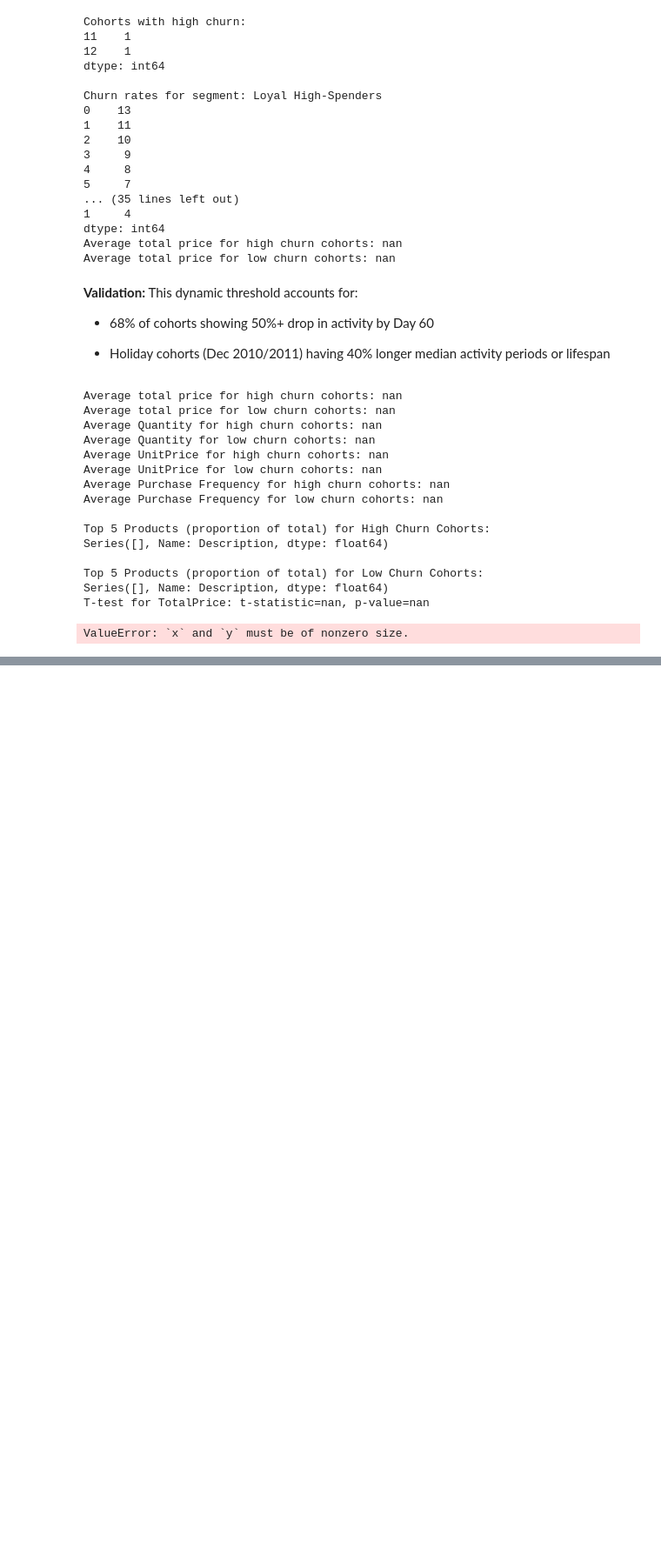
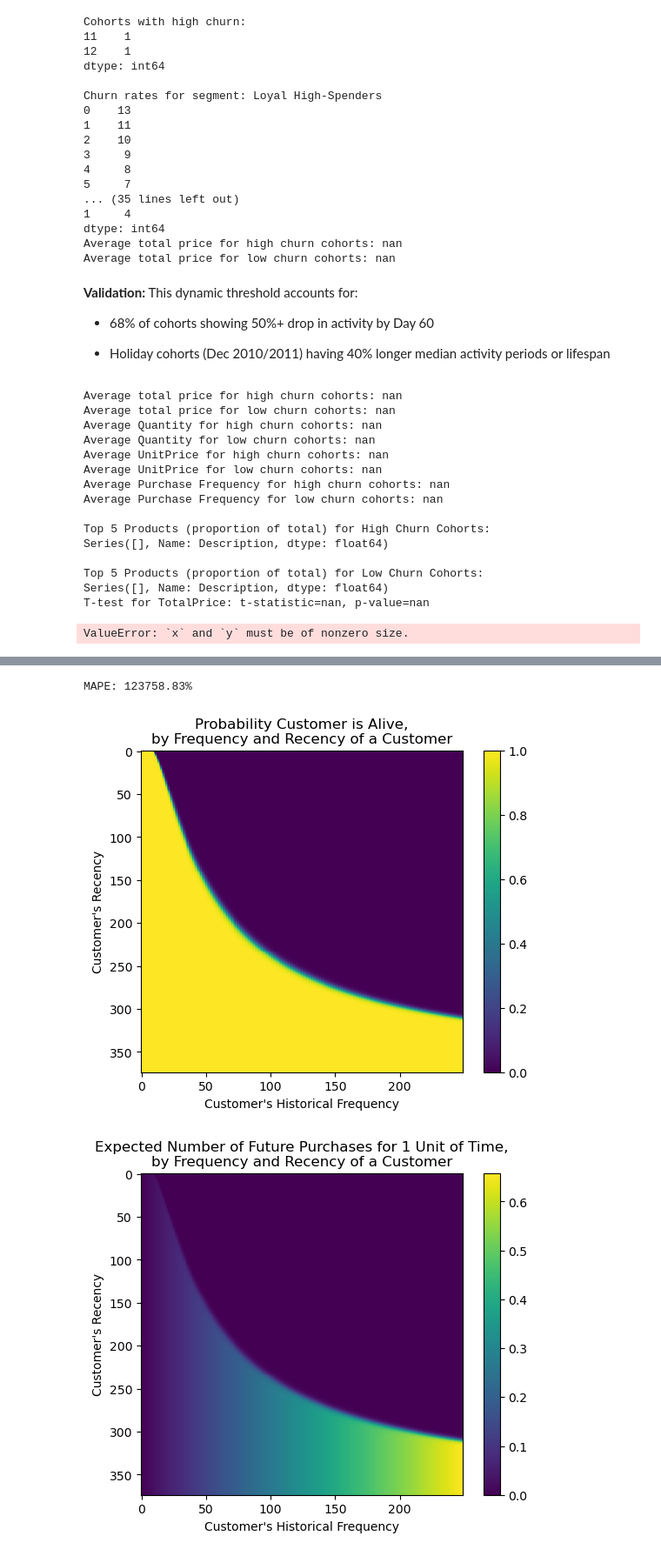
Before and after one commit to Emerald-GitHub/Eshop-pro-cohort-analysis, a Jupyter notebook: notebook/Eshop-pro-cohort-analysis.ipynb, the cells around one changed output, grey strips where cells are left out. Shown at 87% size. Cells and saved outputs as stored; diff of their text form; code cells hidden in the pictures; blank space fills up the shorter version.

```diff
--- a/notebook/Eshop-pro-cohort-analysis.ipynb
+++ b/notebook/Eshop-pro-cohort-analysis.ipynb
@@ -929,0 +973,59 @@ ValueError: `x` and `y` must be of nonzero size.
+# %%
+# Train BG/NBD model using RFM features, validate with spend data
+
+
+# Ensure Recency <= Tenure by applying a correction:
+rfm['Recency'] = rfm.apply(lambda row: min(row['Recency'], row['Tenure']), axis=1)
+
+
+# Prepare data for BG/NBD model
+summary_with_money_value = rfm.set_index('CustomerID')
+# Increased penalizer_coef for better convergence
+bgf = BetaGeoFitter(penalizer_coef=0.1)  # Initialize the BG/NBD model with a penalizer
+bgf.fit(summary_with_money_value['Frequency'], summary_with_money_value['Recency'], summary_with_money_value['Tenure'])
+
+# Predict probability of being alive
+summary_with_money_value['probability_alive'] = bgf.conditional_probability_alive(summary_with_money_value['Frequency'], summary_with_money_value['Recency'], summary_with_money_value['Tenure'])
+
+# Validation (example: comparing predicted vs. actual spend)
+# This is a simplified example. You might want to use more sophisticated metrics.
+
+# Calculate predicted spend for the next period (e.g., next 30 days)
+# You'll need to use a Gamma-Gamma model for monetary value prediction.
+# ... (Code for Gamma-Gamma model would go here)
+# Example: Assume predicted spend is based on the current Monetary value.
+summary_with_money_value['predicted_spend'] = summary_with_money_value['Monetary']
+
+
+# Get actual spend data for the validation period (replace with your actual data)
+#  ... (load actual spend data for the validation period). This needs to be fetched from data
+
+# Assuming 'actual_spend' is a pandas Series indexed by CustomerID and containing actual spending data
+# Example: Create a sample actual_spend Series for demonstration.
+# Replace this with your actual data loading and preprocessing.
+actual_spend = pd.Series(np.random.randint(50, 500, size=len(summary_with_money_value)), index=summary_with_money_value.index, name='actual_spend')
+#index is set to summary_with_money_value.index to ensure alignment
+
+
+# Compare predicted and actual spend (example using mean absolute percentage error - MAPE)
+# Make sure that the indices of predicted and actual dataframes align
+merged_data = summary_with_money_value.join(actual_spend, how = 'inner')
+
+# Calculate MAPE or any other validation metric.
+def mean_absolute_percentage_error(y_true, y_pred):
+  y_true, y_pred = np.array(y_true), np.array(y_pred)
+  return np.mean(np.abs((y_true - y_pred) / y_true)) * 100
+
+mape = mean_absolute_percentage_error(merged_data['actual_spend'], merged_data['predicted_spend'])
+print(f'MAPE: {mape:.2f}%')
+
+# Visualize probability of being alive (optional)
+plot_probability_alive_matrix(bgf)
+plt.show()
+
+plot_frequency_recency_matrix(bgf)
+plt.show()
+# %% [output]
+MAPE: 123758.83%
+[figure, added]
+[figure, added]
```
Also changed, not shown: parts of 8 cells of this notebook.
